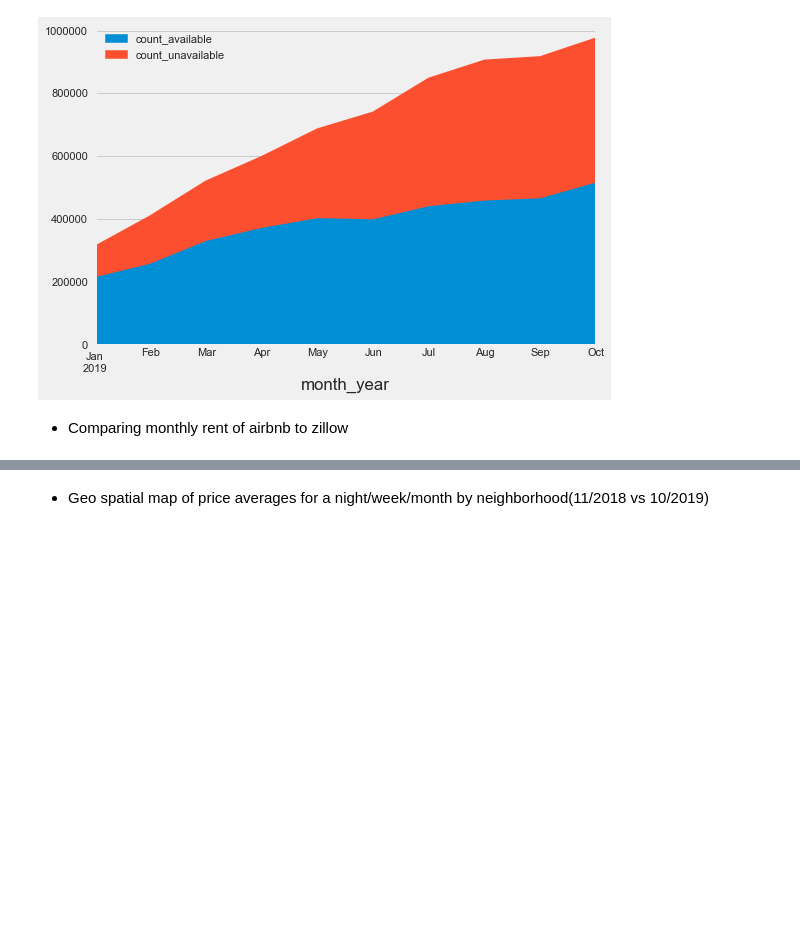
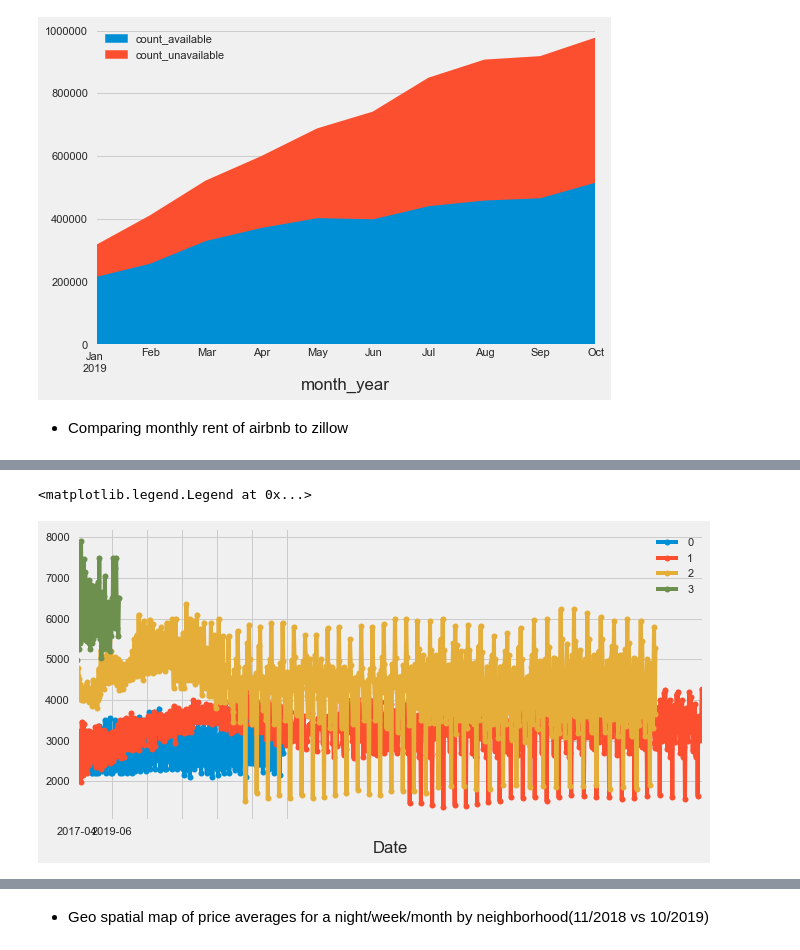
Before and after one commit to KishenSharma6/Airbnb-SF, a Jupyter notebook: Project Codes/03. Exploratory Data Analysis/12_27_2019_EDA.ipynb, the cells around one changed output, grey strips where cells are left out. Drawn from its saved outputs; the diff is of its cells as text; code cells hidden in the pictures; blank space fills up the shorter version.

```diff
--- a/Project Codes/03. Exploratory Data Analysis/12_27_2019_EDA.ipynb
+++ b/Project Codes/03. Exploratory Data Analysis/12_27_2019_EDA.ipynb
@@ -293,0 +299,9 @@ sf_zillow
+# %%
+#test = sf_zillow.groupby(['Bedrooms', 'Date'])['Median_Rent'].mean().reset_index()
+fig, ax = plt.subplots(figsize=(10,5))
+
+sf_zillow.groupby("Bedrooms").plot(x="Date", y="Median_Rent", marker="o", ax=ax)
+ax.legend([0,1,2,3])
+# %% [output]
+<matplotlib.legend.Legend at 0x...>
+[figure, added]
```
Also changed, not shown: parts of 18 cells of this notebook.
